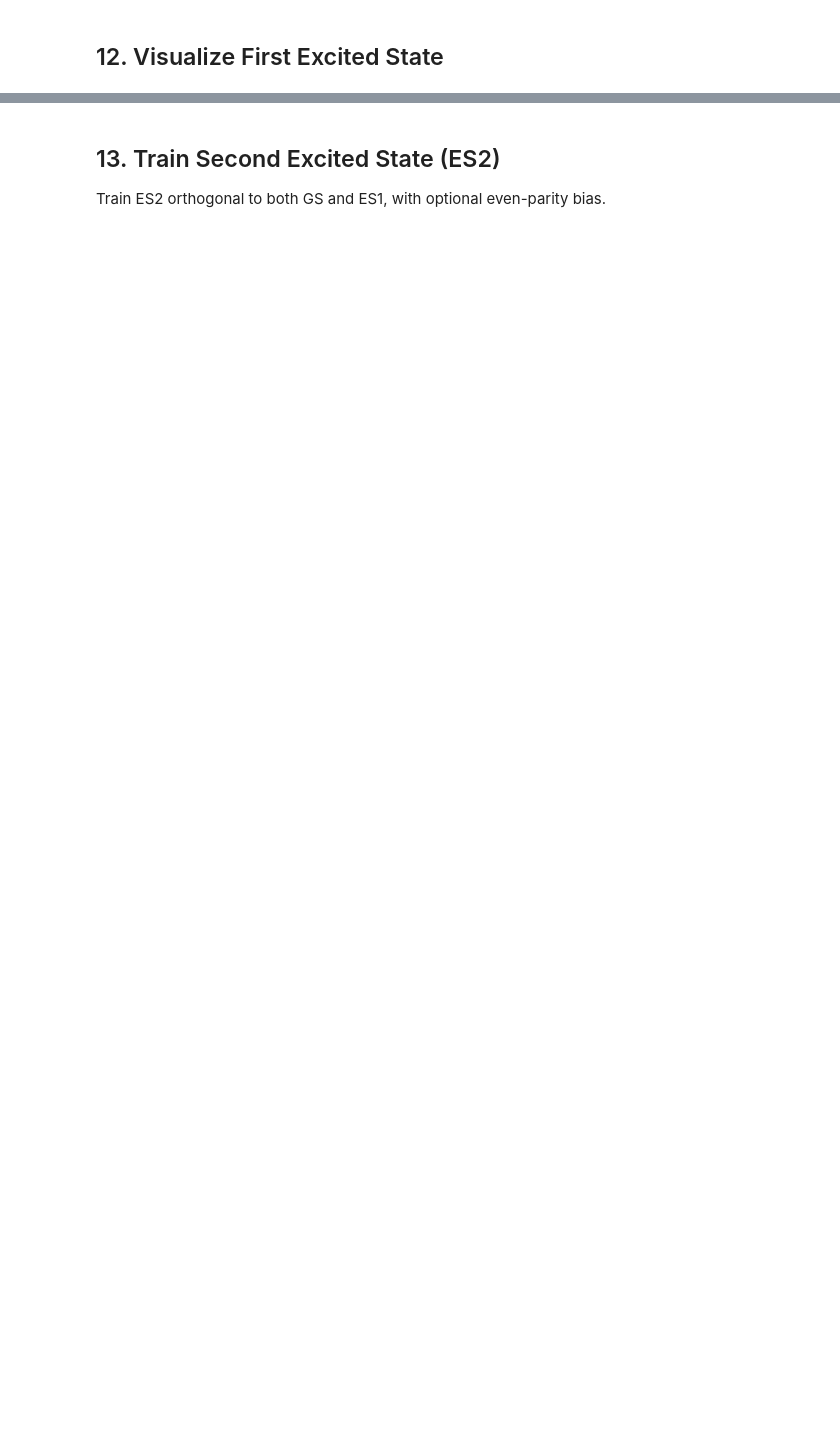
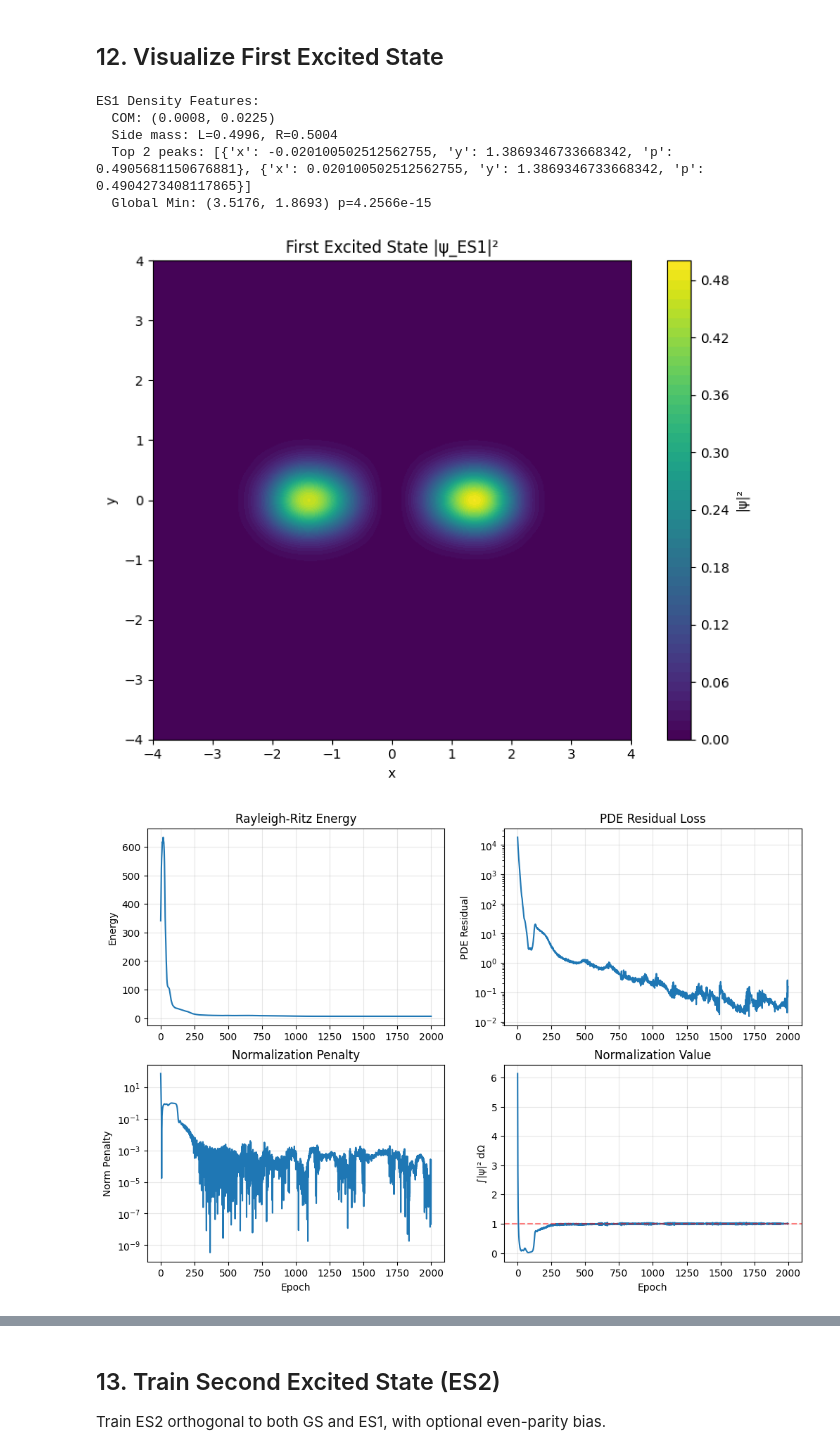
Before and after one commit to MihirShrivastav/QDot-PINN, a Jupyter notebook: train_dqd_colab.ipynb, the cells around one changed output, grey strips where cells are left out. Saved outputs shown, nothing was run; the diff lists cells and outputs as text; code cells hidden in the pictures; blank space fills up the shorter version.

```diff
--- a/train_dqd_colab.ipynb
+++ b/train_dqd_colab.ipynb
@@ -567,18 +837,54 @@ with open(outdir / 'energies.txt', 'a') as f:
 # %%
 with torch.no_grad():
     psi_es1_flat = model_es1(xy_plot).cpu()
 psi_es1_grid = psi_es1_flat.reshape(N_plot, N_plot)
 norm_plot_es1 = (psi_es1_grid**2).sum() * dx_plot * dy_plot
 psi_es1_grid = psi_es1_grid / torch.sqrt(norm_plot_es1 + 1e-12)
 
 features_es1 = compute_density_features(xs_plot, ys_plot, psi_es1_grid, a_param=p.a)
 print('ES1 Density Features:')
 print(f'  COM: ({features_es1["com"]["x"]:.4f}, {features_es1["com"]["y"]:.4f})')
 print(f'  Side mass: L={features_es1["side_mass"]["left"]:.4f}, R={features_es1["side_mass"]["right"]:.4f}')
 print(f'  Top 2 peaks: {features_es1["peaks"]}')
+print(f'  Global Min: ({features_es1["global_min"]["x"]:.4f}, {features_es1["global_min"]["y"]:.4f}) p={features_es1["global_min"]["p"]:.4e}')
 
 fig_es1 = plot_wavefunction_density(xs_plot, ys_plot, psi_es1_grid, title='First Excited State |ψ_ES1|²')
 plt.show()
 
 fig_hist_es1 = plot_training_curves(result_es1['history'], title='ES1 Training History')
 plt.show()
+
+# --- Save Results for ES1 ---
+es1_output_dir = outdir / 'es1'
+es1_output_dir.mkdir(exist_ok=True)
+
+# Save config parameters (same for all states, but saved per state folder for completeness)
+save_config_params(es1_output_dir / 'config.json', config_params)
+
+# Save ES1 energy
+with open(es1_output_dir / 'energy_es1.json', 'w') as f:
+    json.dump({'E_es1_dimensionless': E_es1, 'E_es1_meV': E_es1 * mat.E0_meV, 'delta_E_es1_gs_dimensionless': E_es1 - E_gs, 'delta_E_es1_gs_meV': (E_es1 - E_gs) * mat.E0_meV}, f, indent=4)
+
+# Save density features
+save_density_features(es1_output_dir / 'density_features.json', features_es1)
+
+# Save training history
+save_training_history(es1_output_dir / 'training_history.json', result_es1['history'])
+
+# Save plot data (xs, ys, psi_grid)
+save_plot_data(es1_output_dir, 'es1_wavefunction', xs_plot, ys_plot, psi_es1_grid)
+
+# Save figures
+fig_es1.savefig(es1_output_dir / 'es1_density.png', dpi=150, bbox_inches='tight')
+fig_hist_es1.savefig(es1_output_dir / 'es1_training_history.png', dpi=150, bbox_inches='tight')
+plt.close(fig_es1)
+plt.close(fig_hist_es1)
+print(f'\n✓ ES1 results saved to {es1_output_dir}')
+# %% [output]
+ES1 Density Features:
+  COM: (0.0008, 0.0225)
+  Side mass: L=0.4996, R=0.5004
+  Top 2 peaks: [{'x': -0.020100502512562755, 'y': 1.3869346733668342, 'p': 0.4905681150676881}, {'x': 0.020100502512562755, 'y': 1.3869346733668342, 'p': 0.4904273408117865}]
+  Global Min: (3.5176, 1.8693) p=4.2566e-15
+[figure, added]
+[figure, added]
```
Also changed, not shown: parts of 15 cells of this notebook.
